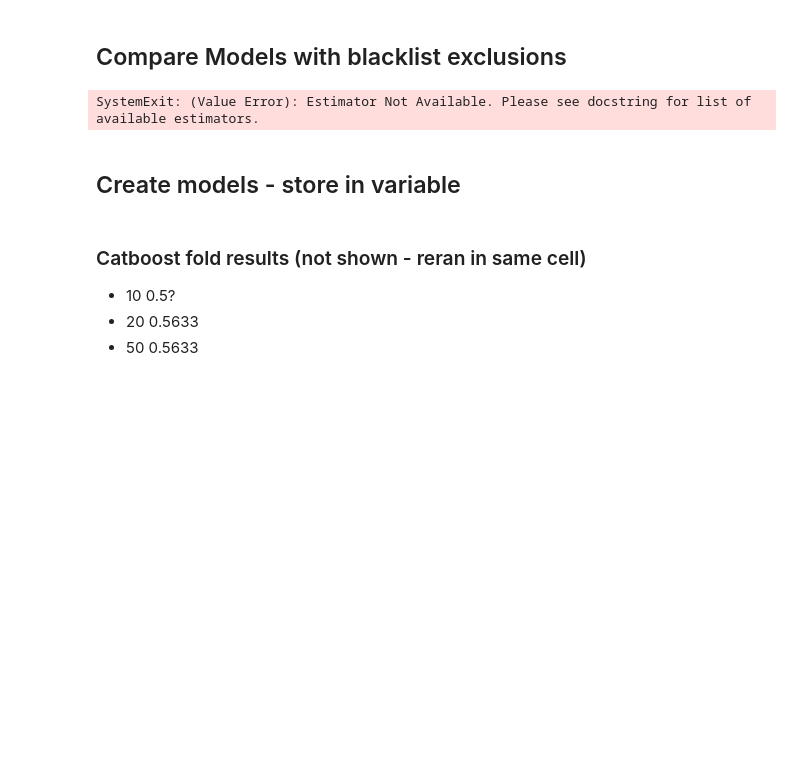
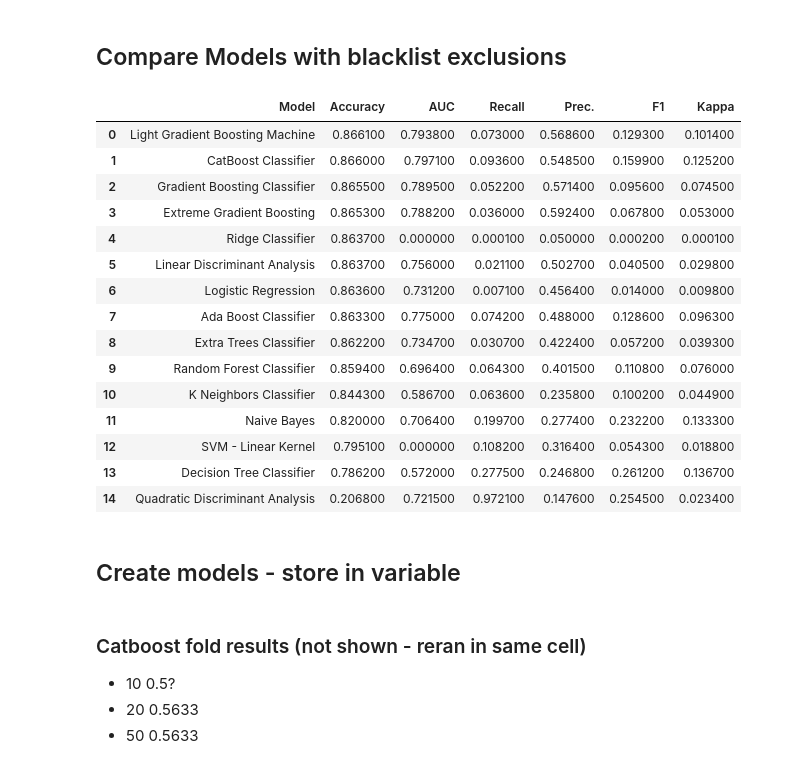
Before and after one commit to bigtoga/Project3, a Jupyter notebook: Kip/ML Foreclosure or Not EPOCH 2.ipynb, the cells around one changed output. Cells and saved outputs as stored; diff of their text form; code cells hidden in the pictures; blank space fills up the shorter version.

```diff
--- a/Kip/ML Foreclosure or Not EPOCH 2.ipynb
+++ b/Kip/ML Foreclosure or Not EPOCH 2.ipynb
@@ -226,10 +226,25 @@ Setup Succesfully Completed!
 # %% [markdown]
 ## Compare Models with blacklist exclusions
 # %%
-model_results=compare_models(blacklist = ['tr','ransac']) #,'lar','par','huber','llar','lasso','en','ridge','omp','br','svm'])
+model_results=compare_models() #blacklist = ['tr','ransac'],'lar','par','huber','llar','lasso','en','ridge','omp','br','svm'])
 model_results
 # %% [output]
-SystemExit: (Value Error): Estimator Not Available. Please see docstring for list of available estimators.
+|  | Model | Accuracy | AUC | Recall | Prec. | F1 | Kappa |
+| 0 | Light Gradient Boosting Machine | 0.866100 | 0.793800 | 0.073000 | 0.568600 | 0.129300 | 0.101400 |
+| 1 | CatBoost Classifier | 0.866000 | 0.797100 | 0.093600 | 0.548500 | 0.159900 | 0.125200 |
+| 2 | Gradient Boosting Classifier | 0.865500 | 0.789500 | 0.052200 | 0.571400 | 0.095600 | 0.074500 |
+| 3 | Extreme Gradient Boosting | 0.865300 | 0.788200 | 0.036000 | 0.592400 | 0.067800 | 0.053000 |
+| 4 | Ridge Classifier | 0.863700 | 0.000000 | 0.000100 | 0.050000 | 0.000200 | 0.000100 |
+| 5 | Linear Discriminant Analysis | 0.863700 | 0.756000 | 0.021100 | 0.502700 | 0.040500 | 0.029800 |
+| 6 | Logistic Regression | 0.863600 | 0.731200 | 0.007100 | 0.456400 | 0.014000 | 0.009800 |
+| 7 | Ada Boost Classifier | 0.863300 | 0.775000 | 0.074200 | 0.488000 | 0.128600 | 0.096300 |
+| 8 | Extra Trees Classifier | 0.862200 | 0.734700 | 0.030700 | 0.422400 | 0.057200 | 0.039300 |
+| 9 | Random Forest Classifier | 0.859400 | 0.696400 | 0.064300 | 0.401500 | 0.110800 | 0.076000 |
+| 10 | K Neighbors Classifier | 0.844300 | 0.586700 | 0.063600 | 0.235800 | 0.100200 | 0.044900 |
+| 11 | Naive Bayes | 0.820000 | 0.706400 | 0.199700 | 0.277400 | 0.232200 | 0.133300 |
+| 12 | SVM - Linear Kernel | 0.795100 | 0.000000 | 0.108200 | 0.316400 | 0.054300 | 0.018800 |
+| 13 | Decision Tree Classifier | 0.786200 | 0.572000 | 0.277500 | 0.246800 | 0.261200 | 0.136700 |
+| 14 | Quadratic Discriminant Analysis | 0.206800 | 0.721500 | 0.972100 | 0.147600 | 0.254500 | 0.023400 |
 # %% [markdown]
 ## Create models - store in variable
 # %%
```
Also changed, not shown: parts of 4 cells of this notebook, 4 other files.
